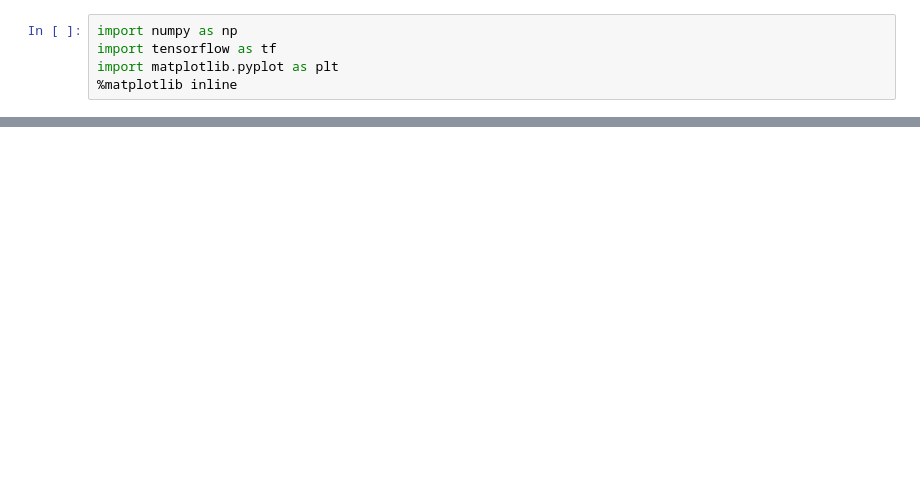
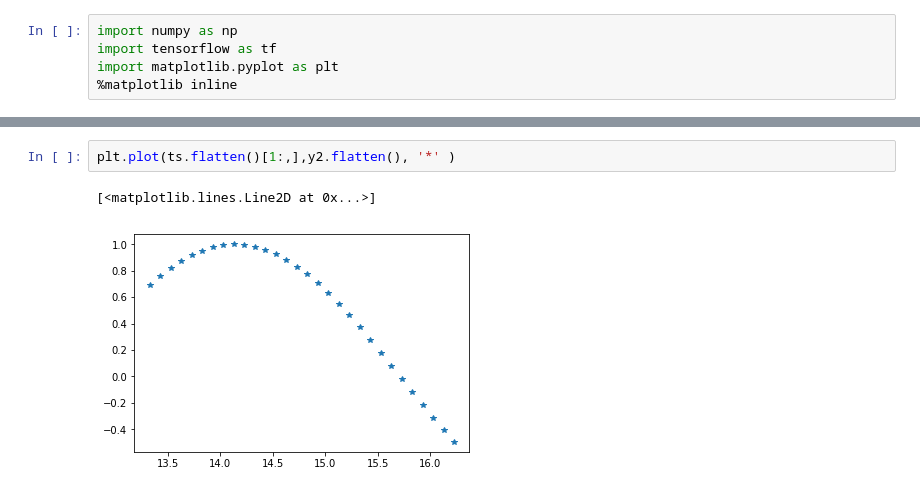
Before and after one commit to hbalakrishna/ML_Projects, a Jupyter notebook: Time Series/Time_Series_RNN.ipynb, the cells around one changed output, grey strips where cells are left out. Drawn from its saved outputs; the diff is of its cells as text; blank space fills up the shorter version.

```diff
--- a/Time Series/Time_Series_RNN.ipynb
+++ b/Time Series/Time_Series_RNN.ipynb
@@ -37,0 +54,5 @@ class TimeSeriesData():
+# %%
+plt.plot(ts.flatten()[1:,],y2.flatten(), '*' )
+# %% [output]
+[<matplotlib.lines.Line2D at 0x...>]
+[figure, added]
```
Also changed, not shown: parts of 5 cells of this notebook.
